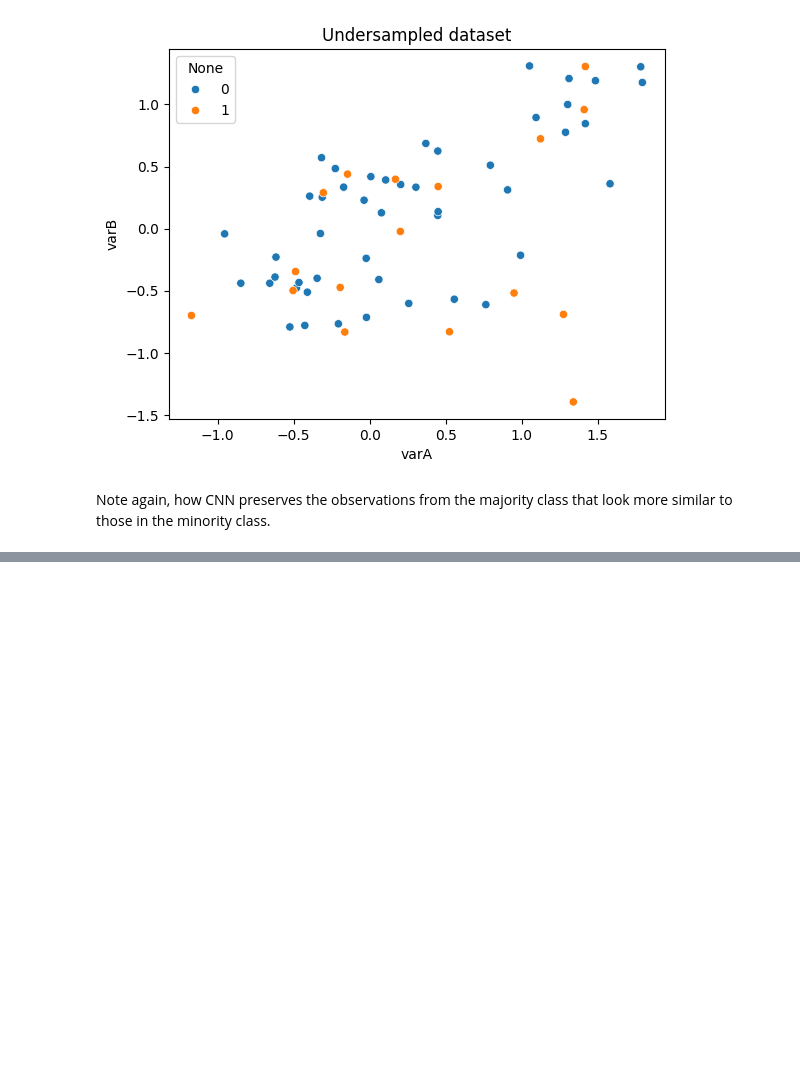
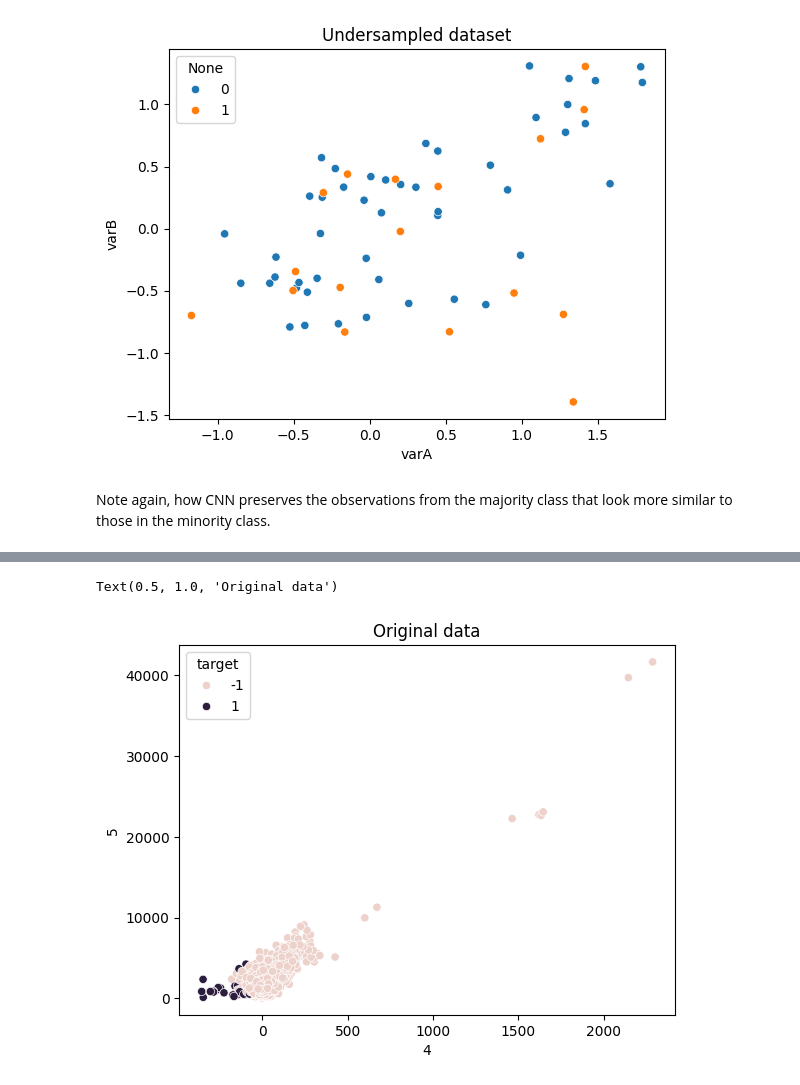
Before and after one commit to MiaHenstridge/machine_learning_with_imbalanced_data, a Jupyter notebook: 04_undersampling/02_condensed_nearest_neighbours.ipynb, the cells around one changed output, grey strips where cells are left out. Drawn from its saved outputs; the diff is of its cells as text; code cells hidden in the pictures; blank space fills up the shorter version.

```diff
--- a/04_undersampling/02_condensed_nearest_neighbours.ipynb
+++ b/04_undersampling/02_condensed_nearest_neighbours.ipynb
@@ -198,0 +295,11 @@ Note again, how CNN preserves the observations from the majority class that look
+# %%
+# original data
+sns.scatterplot(data=X_train,
+                x='4',
+                y='5',
+                hue=y_train)
+
+plt.title('Original data')
+# %% [output]
+Text(0.5, 1.0, 'Original data')
+[figure, added]
```
Also changed, not shown: parts of 16 cells of this notebook.
